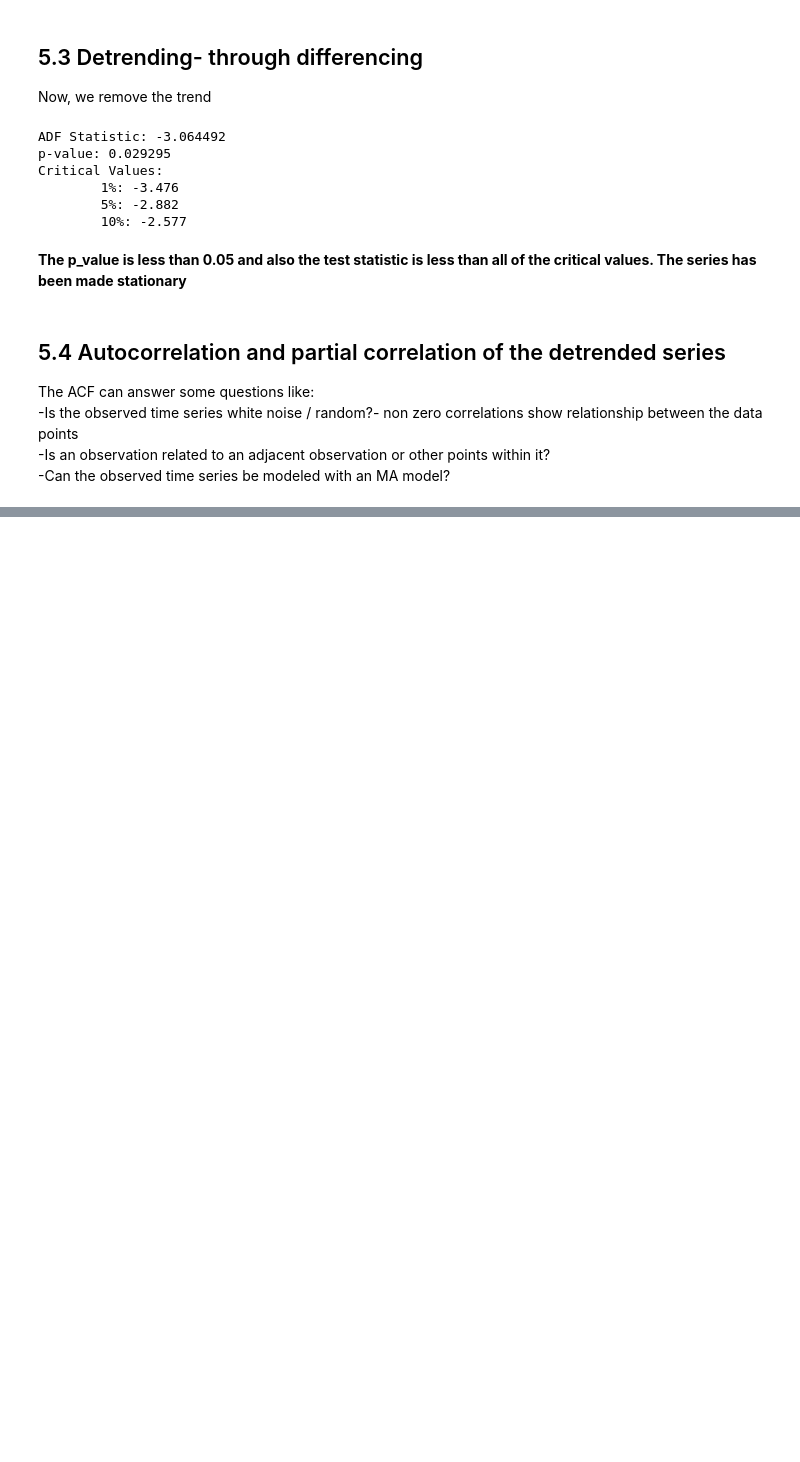
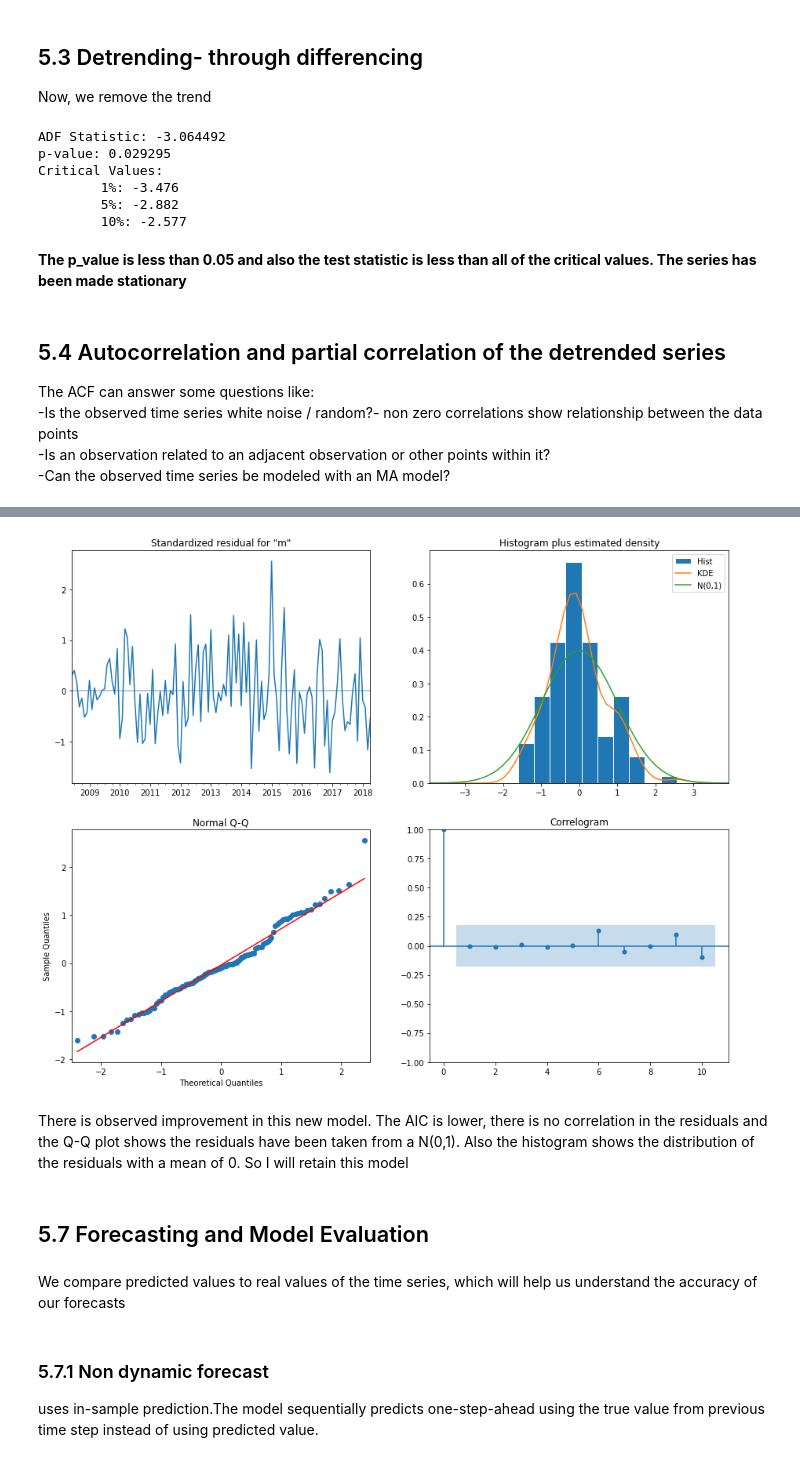
Before and after one commit to OswaldCc/Forecasting-Zillow-Real-Estate-Prices-Time-Series-Modelling, a Jupyter notebook: index.ipynb, the cells around one changed output, grey strips where cells are left out. Cells and saved outputs as stored; diff of their text form; code cells hidden in the pictures; blank space fills up the shorter version.

```diff
--- a/index.ipynb
+++ b/index.ipynb
@@ -684,0 +844,8 @@ The ACF can answer some questions like:<br>
+# %%
+my_model2 = sm.tsa.statespace.SARIMAX(series_2,
+                                order=(3, 1, 3),
+                                seasonal_order=(3, 1, 3, 12),
+                                enforce_stationarity=False,
+                                enforce_invertibility=False)
+# %%
+results2 = my_model2.fit()
@@ -684,0 +872,14 @@ The ACF can answer some questions like:<br>
+# %%
+results2.plot_diagnostics(figsize=(15, 12))
+plt.show()
+# %% [output]
+[figure, added]
+# %% [markdown]
+There is observed improvement in this new model. The AIC is lower, there is no correlation in the residuals and the Q-Q plot shows the residuals have been taken from a N(0,1). Also the histogram shows the distribution of the residuals with a mean of 0. So I will retain this model
+# %% [markdown]
+## 5.7 Forecasting and Model Evaluation
+# %% [markdown]
+We compare predicted values to real values of the time series, which will help us understand the accuracy of our forecasts
+# %% [markdown]
+### 5.7.1 Non dynamic forecast
+uses in-sample prediction.The model sequentially predicts one-step-ahead using the true value from previous time step instead of using predicted value.
```
Also changed, not shown: parts of 45 cells of this notebook.
